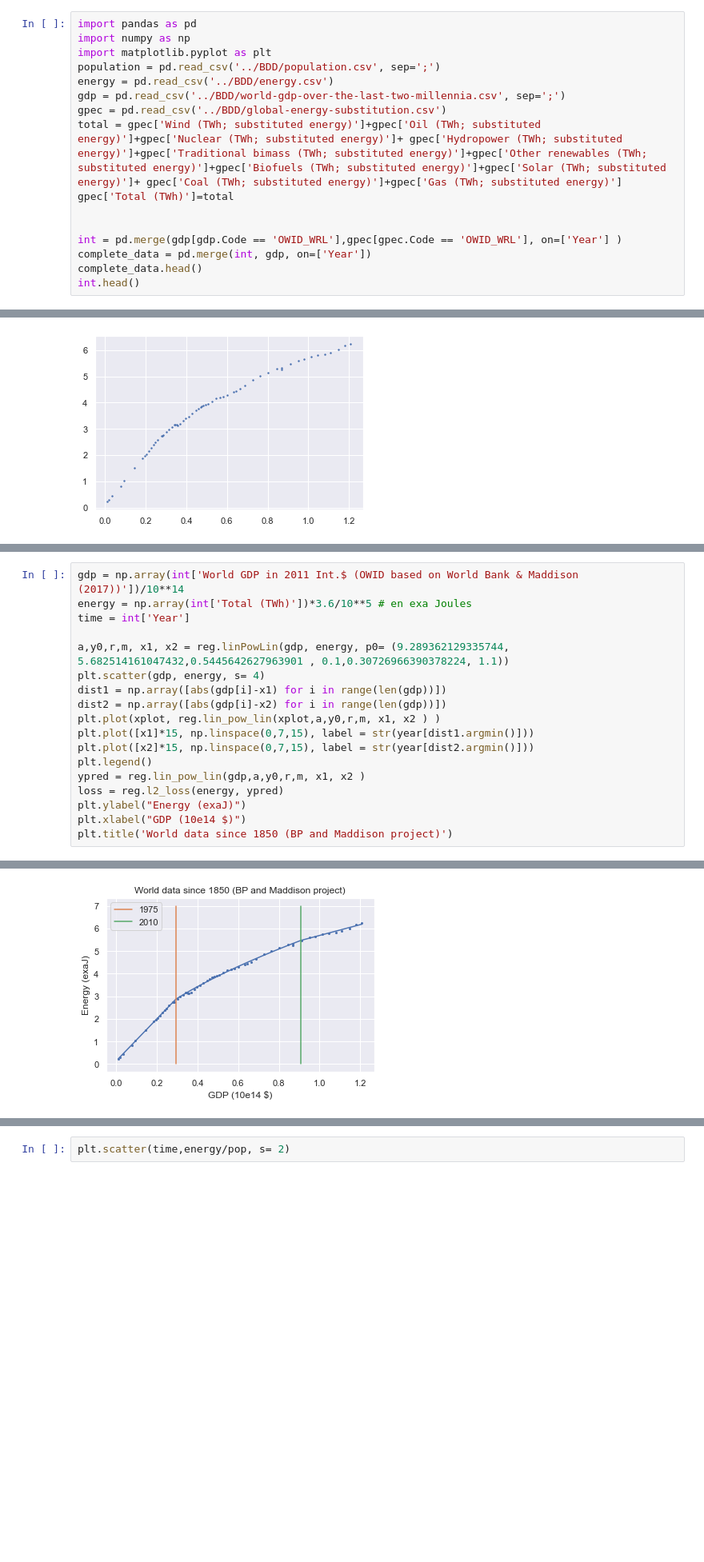
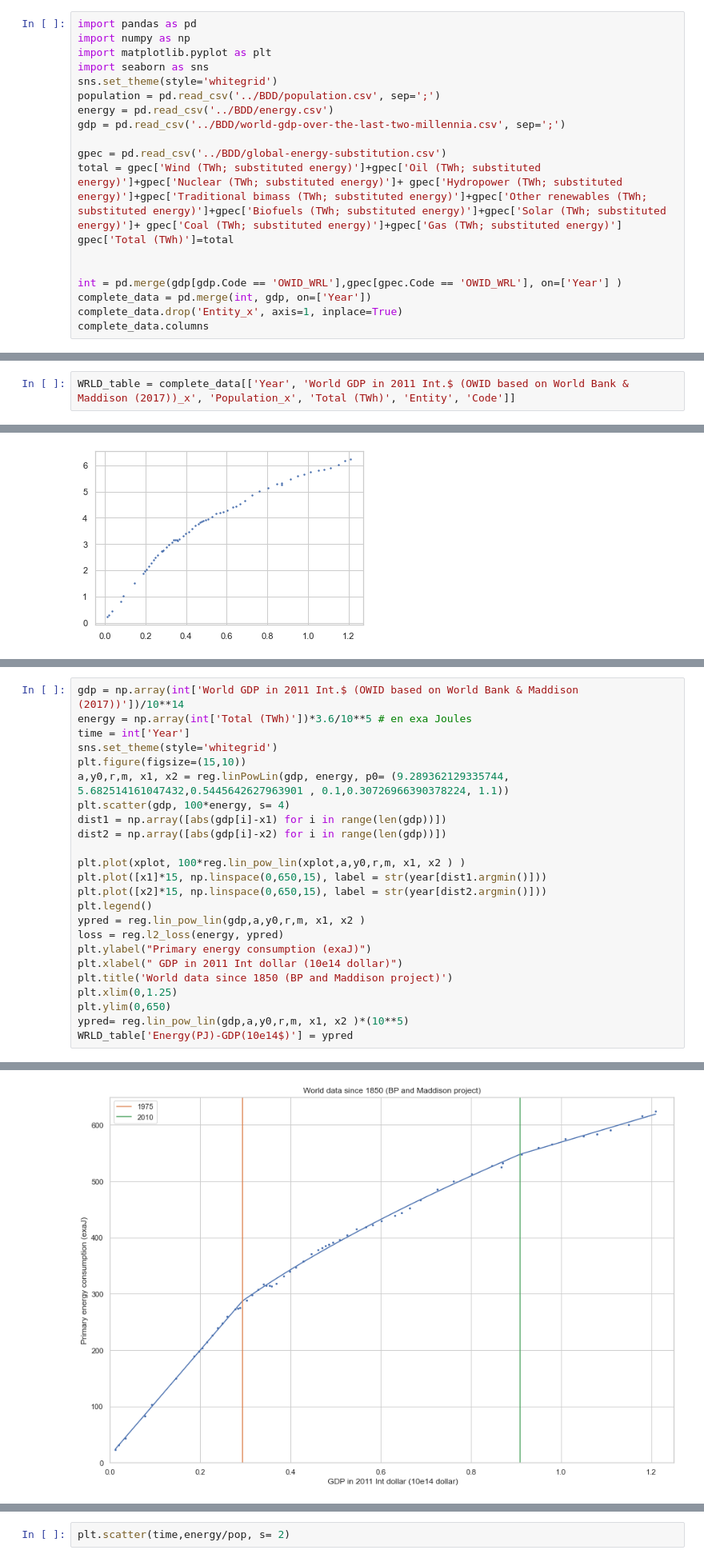
Before and after one commit to leatrin/EnergyLimits, a Jupyter notebook: Codes/world-data.ipynb, the cells around one changed output, grey strips where cells are left out. Shown at 80% size. Cells and saved outputs as stored; diff of their text form; blank space fills up the shorter version.

```diff
--- a/Codes/world-data.ipynb
+++ b/Codes/world-data.ipynb
@@ -2,9 +2,12 @@
 import pandas as pd
 import numpy as np
 import matplotlib.pyplot as plt
+import seaborn as sns
+sns.set_theme(style='whitegrid')
 population = pd.read_csv('../BDD/population.csv', sep=';')
 energy = pd.read_csv('../BDD/energy.csv')
 gdp = pd.read_csv('../BDD/world-gdp-over-the-last-two-millennia.csv', sep=';')
+
 gpec = pd.read_csv('../BDD/global-energy-substitution.csv')
 total = gpec['Wind (TWh; substituted energy)']+gpec['Oil (TWh; substituted energy)']+gpec['Nuclear (TWh; substituted energy)']+ gpec['Hydropower (TWh; substituted energy)']+gpec['Traditional bimass (TWh; substituted energy)']+gpec['Other renewables (TWh; substituted energy)']+gpec['Biofuels (TWh; substituted energy)']+gpec['Solar (TWh; substituted energy)']+ gpec['Coal (TWh; substituted energy)']+gpec['Gas (TWh; substituted energy)']
 gpec['Total (TWh)']=total
@@ -12,6 +15,6 @@ gpec['Total (TWh)']=total
 
 int = pd.merge(gdp[gdp.Code == 'OWID_WRL'],gpec[gpec.Code == 'OWID_WRL'], on=['Year'] )
 complete_data = pd.merge(int, gdp, on=['Year'])
-complete_data.head()
-int.head()
+complete_data.drop('Entity_x', axis=1, inplace=True)
+complete_data.columns
 # %% [output]
@@ -24,3 +34,5 @@ int.head()
+# %%
+WRLD_table = complete_data[['Year', 'World GDP in 2011 Int.$ (OWID based on World Bank & Maddison (2017))_x', 'Population_x', 'Total (TWh)', 'Entity', 'Code']]
 # %%
 def derivee(t, y) :
     der = []
@@ -96,18 +108,24 @@ a, xlim, r, y0
 gdp = np.array(int['World GDP in 2011 Int.$ (OWID based on World Bank & Maddison (2017))'])/10**14
 energy = np.array(int['Total (TWh)'])*3.6/10**5 # en exa Joules
 time = int['Year']
-
+sns.set_theme(style='whitegrid')
+plt.figure(figsize=(15,10))
 a,y0,r,m, x1, x2 = reg.linPowLin(gdp, energy, p0= (9.289362129335744,  5.682514161047432,0.5445642627963901 , 0.1,0.30726966390378224, 1.1))
-plt.scatter(gdp, energy, s= 4)
+plt.scatter(gdp, 100*energy, s= 4)
 dist1 = np.array([abs(gdp[i]-x1) for i in range(len(gdp))])
 dist2 = np.array([abs(gdp[i]-x2) for i in range(len(gdp))])
-plt.plot(xplot, reg.lin_pow_lin(xplot,a,y0,r,m, x1, x2 ) )
-plt.plot([x1]*15, np.linspace(0,7,15), label = str(year[dist1.argmin()]))
-plt.plot([x2]*15, np.linspace(0,7,15), label = str(year[dist2.argmin()]))
+
+plt.plot(xplot, 100*reg.lin_pow_lin(xplot,a,y0,r,m, x1, x2 ) )
+plt.plot([x1]*15, np.linspace(0,650,15), label = str(year[dist1.argmin()]))
+plt.plot([x2]*15, np.linspace(0,650,15), label = str(year[dist2.argmin()]))
 plt.legend()
 ypred = reg.lin_pow_lin(gdp,a,y0,r,m, x1, x2 )
 loss = reg.l2_loss(energy, ypred)
-plt.ylabel("Energy (exaJ)")
-plt.xlabel("GDP (10e14 $)")
+plt.ylabel("Primary energy consumption (exaJ)")
+plt.xlabel(" GDP in 2011 Int dollar (10e14 dollar)")
 plt.title('World data since 1850 (BP and Maddison project)')
+plt.xlim(0,1.25)
+plt.ylim(0,650)
+ypred= reg.lin_pow_lin(gdp,a,y0,r,m, x1, x2 )*(10**5)
+WRLD_table['Energy(PJ)-GDP(10e14$)'] = ypred
 # %% [output]
@@ -115 +137 @@ Text(0.5, 1.0, 'World data since 1850 (BP and Maddison project)')
-[figure, old version]
+[figure, new version]
```
Also changed, not shown: parts of 42 cells of this notebook, 50 other files.
